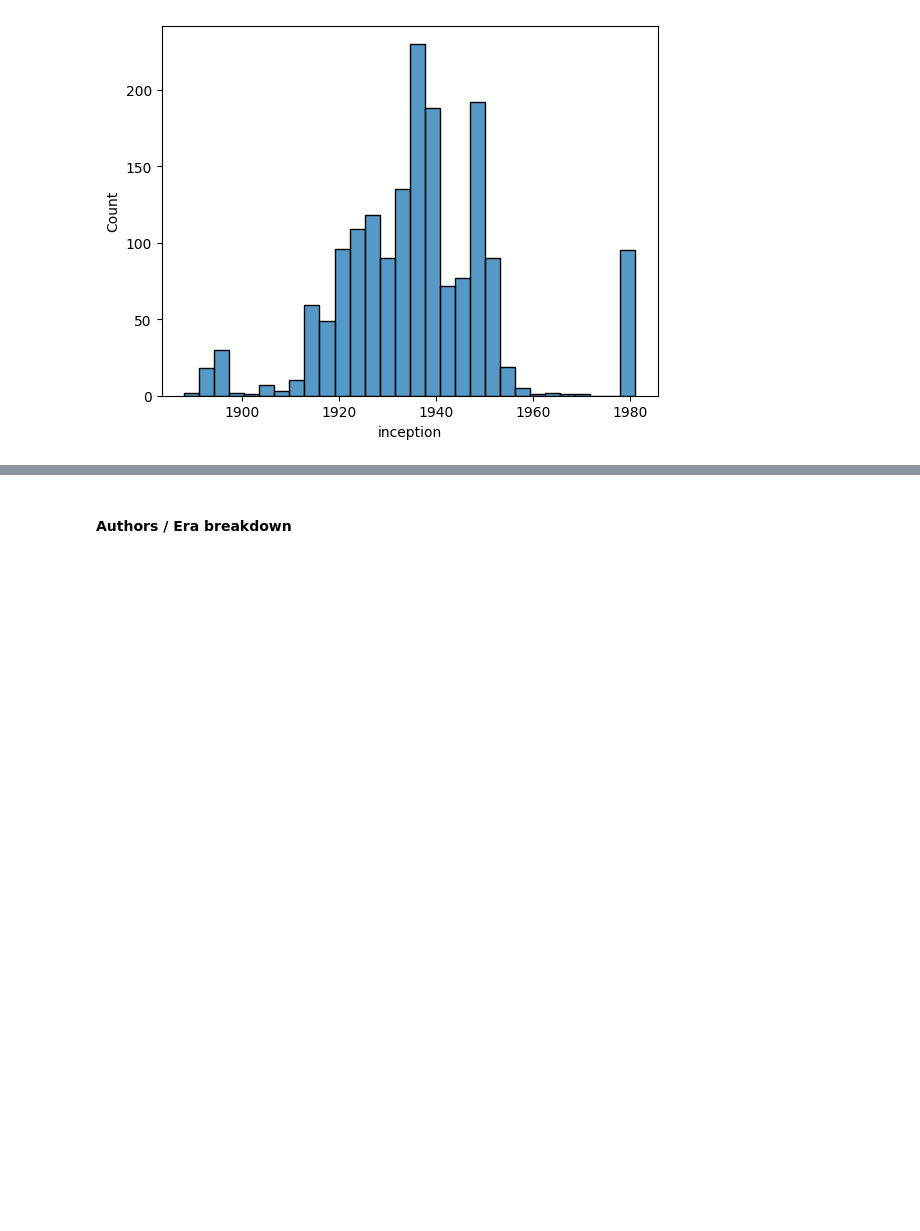
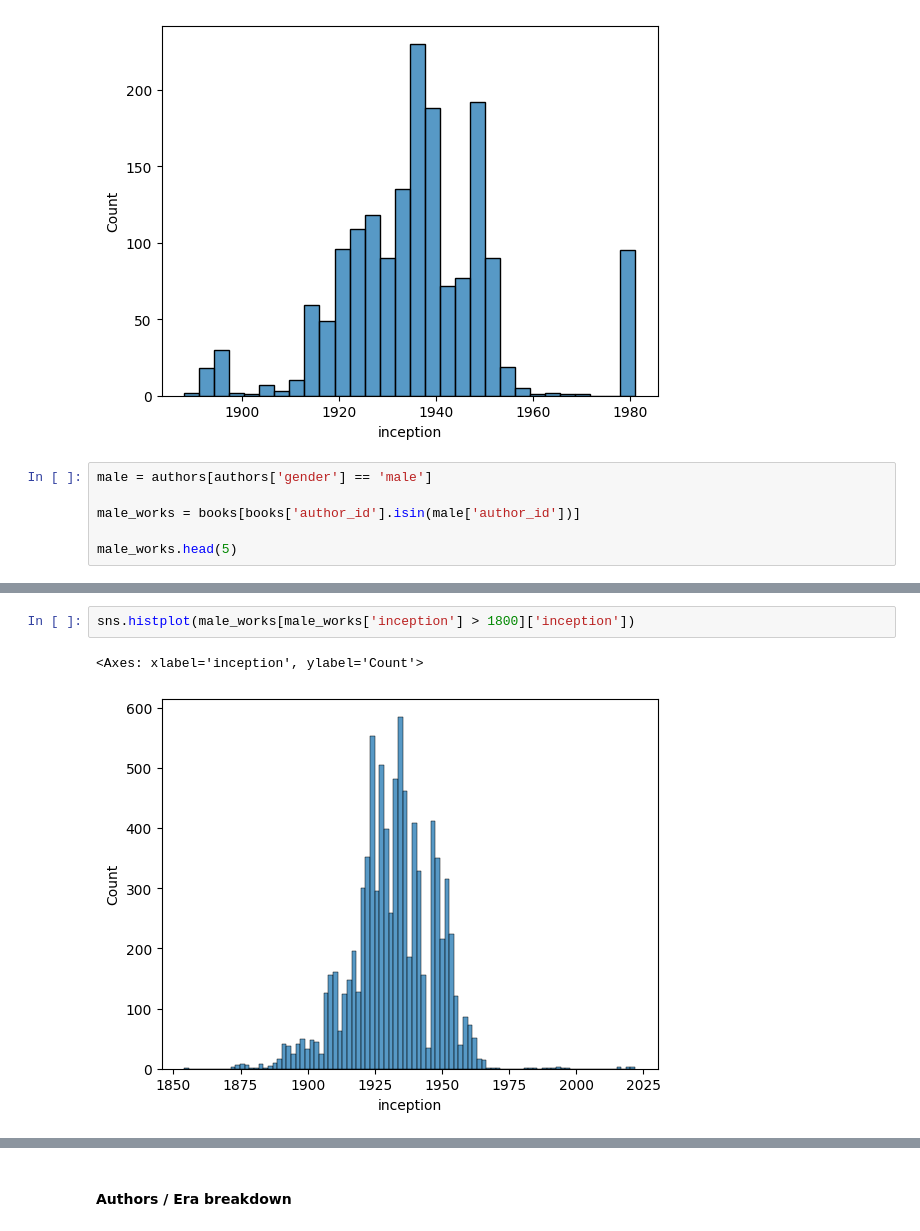
Before and after one commit to j-chowder/japanese_literature, a Jupyter notebook: eda.ipynb, the cells around one changed output, grey strips where cells are left out. Saved outputs shown, nothing was run; the diff lists cells and outputs as text; blank space fills up the shorter version.

```diff
--- a/eda.ipynb
+++ b/eda.ipynb
@@ -551,3 +551,9 @@ sns.histplot(female_works['inception'])
 # %% [output]
 <Axes: xlabel='inception', ylabel='Count'>
 [figure]
+# %%
+male = authors[authors['gender'] == 'male']
+
+male_works = books[books['author_id'].isin(male['author_id'])]
+
+male_works.head(5)
@@ -553,0 +567,5 @@ sns.histplot(female_works['inception'])
+# %%
+sns.histplot(male_works[male_works['inception'] > 1800]['inception'])
+# %% [output]
+<Axes: xlabel='inception', ylabel='Count'>
+[figure, added]
```
Also changed, not shown: parts of 6 cells of this notebook, 4 other files.
